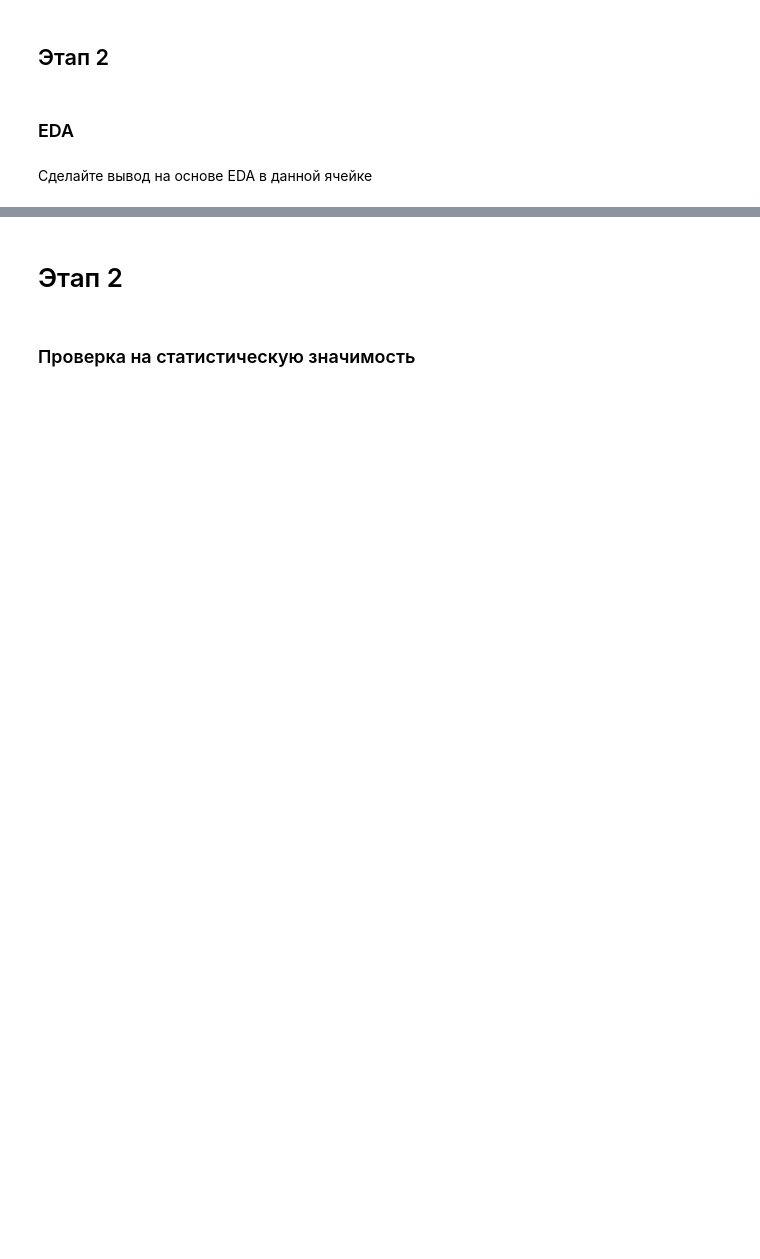
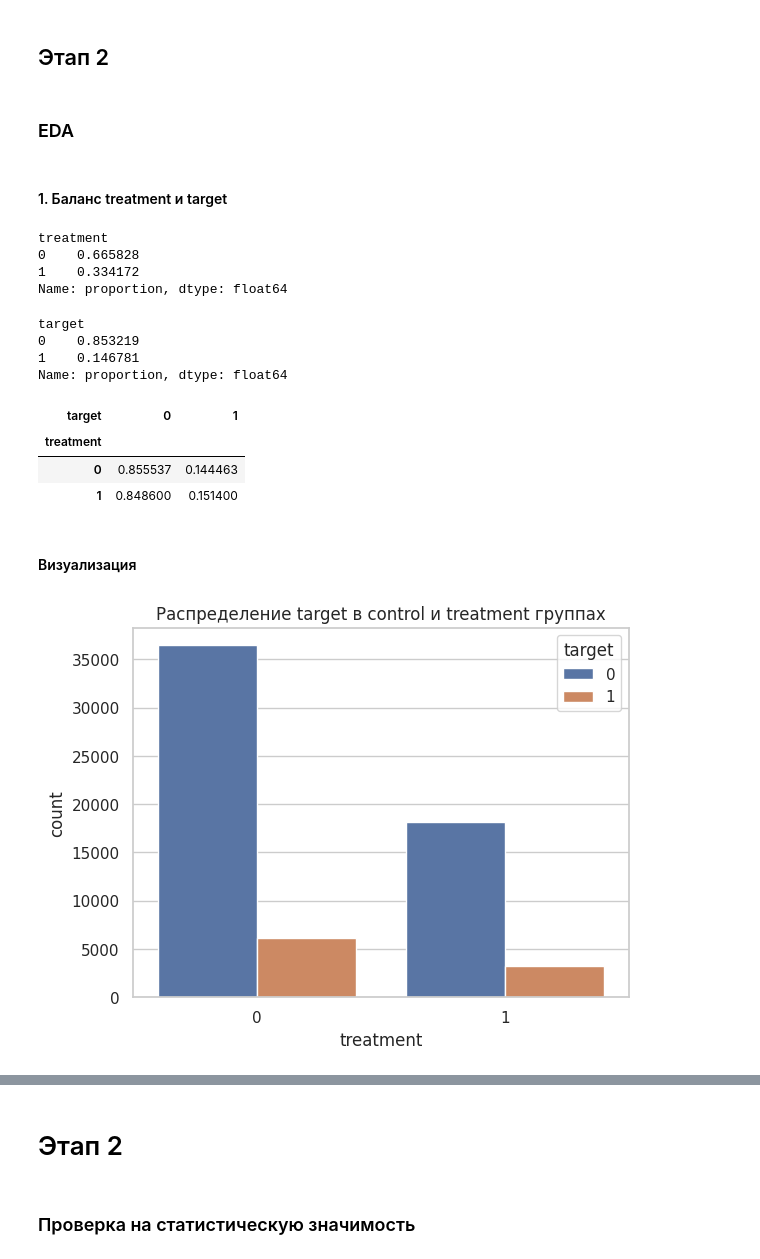
Before and after one commit to Manaam9/mle-uplift-final-project-2025, a Jupyter notebook: final_project_template.ipynb, the cells around one changed output, grey strips where cells are left out. Saved outputs shown, nothing was run; the diff lists cells and outputs as text; code cells hidden in the pictures; blank space fills up the shorter version.

```diff
--- a/final_project_template.ipynb
+++ b/final_project_template.ipynb
@@ -40,5 +189,37 @@ missing[missing > 0]
 ## Этап 2
 # %% [markdown]
 ### EDA
-# %% [markdown]
-Сделайте вывод на основе EDA в данной ячейке
+# %% [markdown]
+#### 1. Баланс treatment и target
+# %%
+# распределение treatment
+df['treatment'].value_counts(normalize=True)
+# %% [output]
+treatment
+0    0.665828
+1    0.334172
+Name: proportion, dtype: float64
+# %%
+# распределение target
+df['target'].value_counts(normalize=True)
+# %% [output]
+target
+0    0.853219
+1    0.146781
+Name: proportion, dtype: float64
+# %%
+# кросс-таблица
+pd.crosstab(df['treatment'], df['target'], normalize='index')
+# %% [output]
+| target | 0 | 1 |
+| treatment |  |  |
+| 0 | 0.855537 | 0.144463 |
+| 1 | 0.848600 | 0.151400 |
+# %% [markdown]
+#### Визуализация
+# %%
+sns.countplot(x='treatment', hue='target', data=df)
+plt.title('Распределение target в control и treatment группах')
+plt.show()
+# %% [output]
+[figure, added]
```
Also changed, not shown: parts of 17 cells of this notebook.
